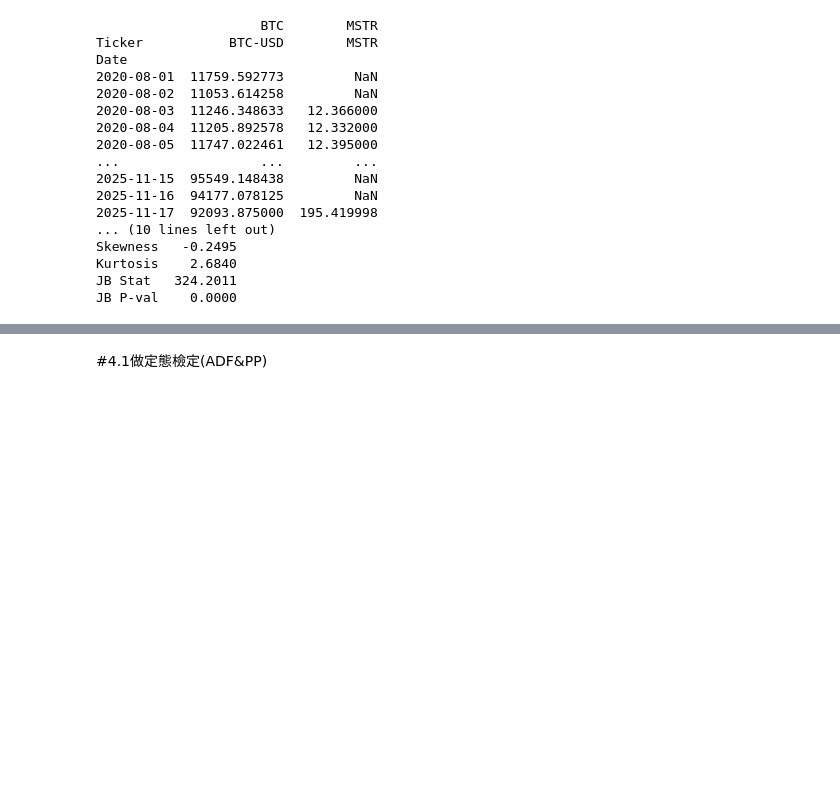
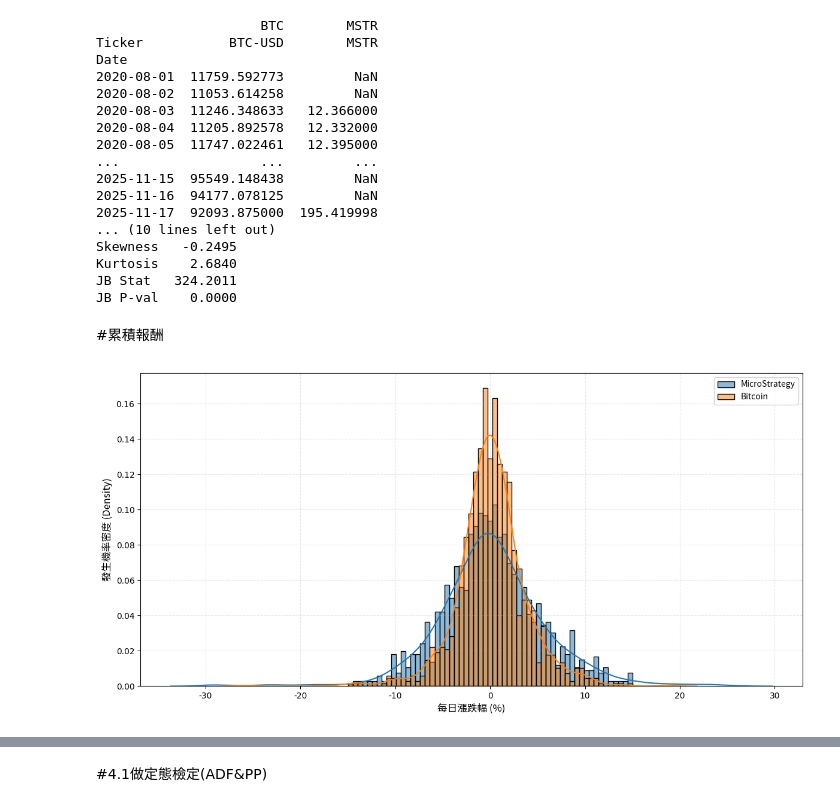
Before and after one commit to HackerJacky/Crypto-quantitative-analysis, a Jupyter notebook: crypto.ipynb, the cells around one changed output, grey strips where cells are left out. Drawn from its saved outputs; the diff is of its cells as text; code cells hidden in the pictures; blank space fills up the shorter version.

```diff
--- a/crypto.ipynb
+++ b/crypto.ipynb
@@ -215,3 +210,63 @@ Skewness   -0.2495
 Kurtosis    2.6840
 JB Stat   324.2011
 JB P-val    0.0000
+# %% [markdown]
+#累積報酬
+# %%
+# 如果你已經有 df_analysis 就不用再下載
+# df_analysis = pd.concat([BTC, Micro], axis=1, join='inner')
+# df_analysis.columns = ['Bitcoin', 'MicroStrategy']
+
+# 1. 計算日對數報酬，並轉成百分比（方便標軸寫 %）
+ret = np.log(df_analysis).diff().dropna() * 100
+ret.columns = ['BTC_ret', 'MSTR_ret']
+# 如果你有設定中文字型，可以加上；沒有就拿掉 fontproperties= 那些
+from matplotlib.font_manager import FontProperties
+font_path = "/usr/share/fonts/opentype/noto/NotoSansCJK-Regular.ttc"
+myfont = FontProperties(fname=font_path)
+plt.rcParams['axes.unicode_minus'] = False  # 處理負號
+
+plt.figure(figsize=(12, 6))
+
+# 設定 bins 範圍，依你的資料調整
+bins = np.linspace(-15, 15, 60)  # -15% ~ 15%
+
+# 直方圖（密度）
+sns.histplot(
+    ret['MSTR_ret'],
+    bins=bins,
+    stat='density',
+    alpha=0.5,
+    label='MicroStrategy',
+)
+
+sns.histplot(
+    ret['BTC_ret'],
+    bins=bins,
+    stat='density',
+    alpha=0.5,
+    label='Bitcoin',
+)
+
+# KDE 平滑曲線
+sns.kdeplot(ret['MSTR_ret'], bw_adjust=1.0)
+sns.kdeplot(ret['BTC_ret'], bw_adjust=1.0)
+
+# 標題與標籤
+plt.xlabel('每日漲跌幅 (%)', fontproperties=myfont, fontsize=12)
+plt.ylabel('發生機率密度 (Density)', fontproperties=myfont, fontsize=12)
+
+plt.legend(prop=myfont, fontsize=10)
+plt.grid(True, linestyle='--', alpha=0.3)
+
+plt.tight_layout()
+
+# 存檔（給論文用）
+filename = "Risk_Distribution_MSTR_BTC.png"
+plt.savefig(filename, dpi=300, bbox_inches='tight')
+plt.show()
+
+from google.colab import files
+files.download(filename)
+# %% [output]
+[figure, added]
```
Also changed, not shown: parts of 18 cells of this notebook.
